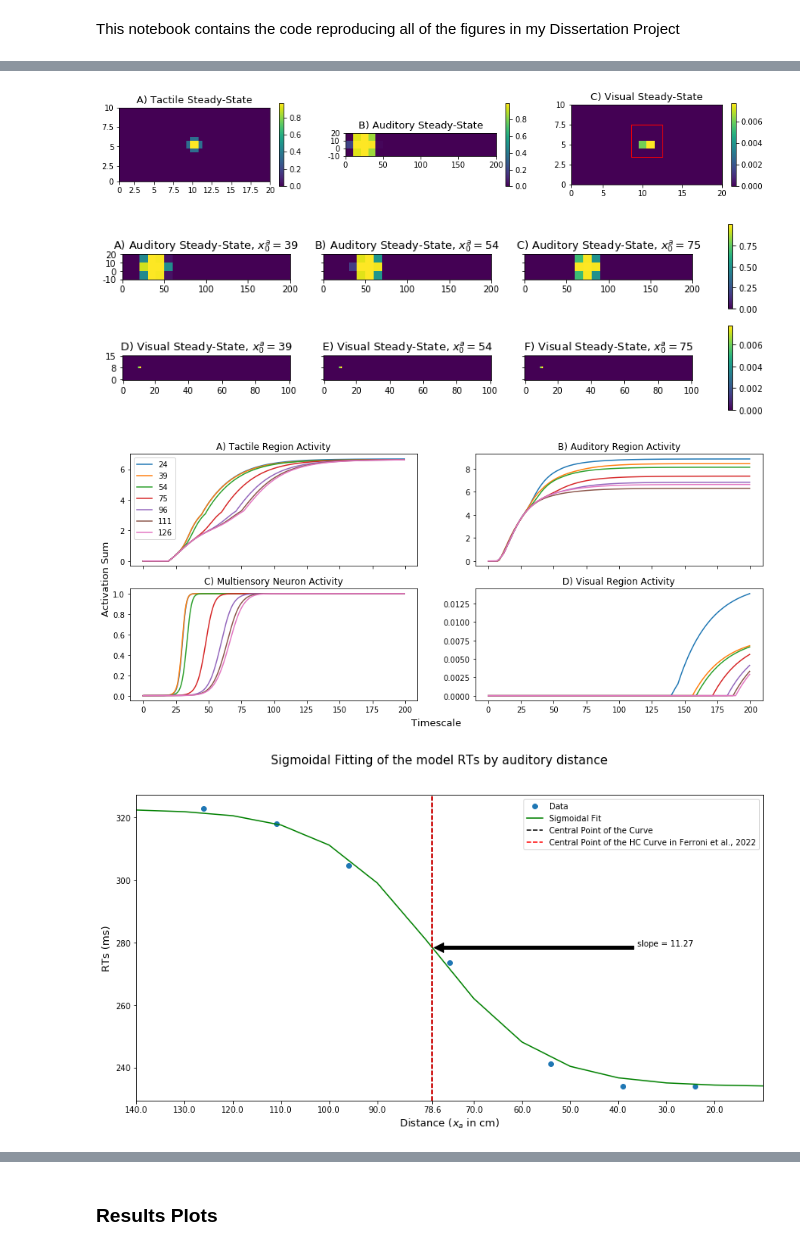
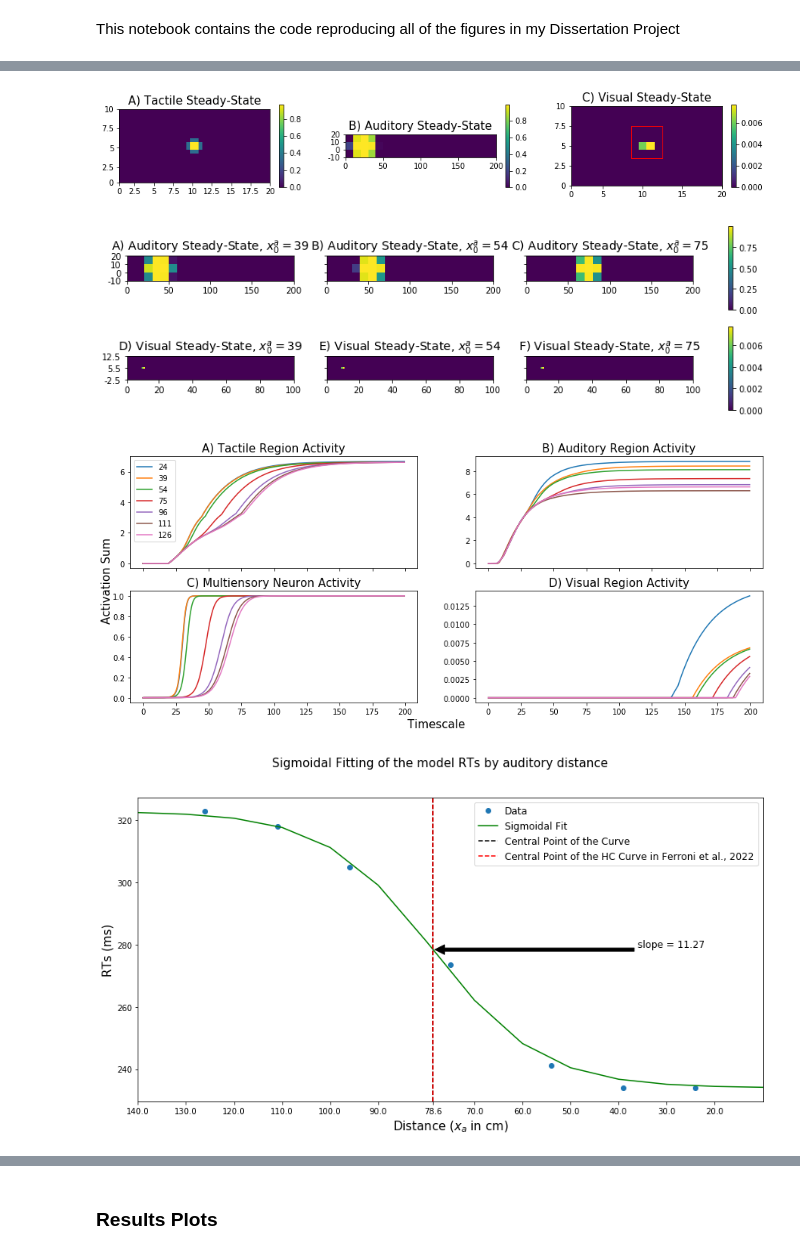
Before and after one commit to VladGrigoras/Dissertation, a Jupyter notebook: Plots.ipynb, the cells around one changed output, grey strips where cells are left out. Drawn from its saved outputs; the diff is of its cells as text; code cells hidden in the pictures.

```diff
--- a/Plots.ipynb
+++ b/Plots.ipynb
@@ -193,8 +195,7 @@ plt.show()
 a_distances = [24, 39, 54, 75, 96, 111, 126]
 zt, za, zm, zv, rt = experiment(0.4, 200, a_distances, 5, Lt, La, Lv, Wt, Wa, Wv, Bt, Ba, Bv, Wat, Wvt, Wav, 0, 0)
 # %%
-#Figure 2.8 HC Steady State
-import matplotlib.patches as patches
+#Figure 2.10 HC Steady State
 fig, ax = plt.subplots(1, 3, figsize = (15, 4))
 
 hm = ax[0].imshow(zt[:,:,0,-1].T)
@@ -204,7 +205,7 @@ ax[0].set_xticks([0, 4, 9, 14, 19, 24, 29, 34, 39])
 ax[0].set_xticklabels(['0','2.5','5', '7.5', '10', '12.5', '15', '17.5', '20'])
 ax[0].set_yticks([0, 4, 9, 14, 19])
 ax[0].set_yticklabels(['0','2.5','5', '7.5', '10'])
-ax[0].set_title('A) Tactile Steady-State', fontsize = 13)
+ax[0].set_title('A) Tactile Steady-State', fontsize = 15)
 fig.colorbar(hm, ax = ax[0], shrink = 0.5)
 
 hm2 = ax[1].imshow(za[:,:,0,-1].T)
@@ -214,7 +215,7 @@ ax[1].set_xticks([-0.5, 4.5, 9.5, 14.5, 19.5])
 ax[1].set_xticklabels(['0','50','100', '150', '200'])
 ax[1].set_yticks([-0.5, 0.5, 1.5, 2.5])
 ax[1].set_yticklabels(['-10','0','10','20'])
-ax[1].set_title('B) Auditory Steady-State', fontsize = 13)
+ax[1].set_title('B) Auditory Steady-State', fontsize = 15)
 fig.colorbar(hm2, ax = ax[1], shrink = 0.5)
 
 hm3 = ax[2].imshow(zv[0:20, 2:13, 0 ,-1].T)
@@ -228,14 +229,14 @@ ax[2].set_yticklabels(['0','2.5','5','7.5','10'])
 rect = patches.Rectangle((7.5, 3.5), 4, 4, linewidth=1, edgecolor='r', facecolor='none')
 ax[2].add_patch(rect)
 
-ax[2].set_title('C) Visual Steady-State', fontsize = 13)
+ax[2].set_title('C) Visual Steady-State', fontsize = 15)
 fig.colorbar(hm3, ax = ax[2], shrink = 0.5)
 
 plt.show()
 # %% [output]
-[figure, old version]
+[figure, new version]
 # %%
-#Figure 2.9 Steady State Exploration
+#Figure 2.11 Steady State Exploration
 fig, ax = plt.subplots(2, 3, figsize = (15, 4), sharey= "row")
 
 x = [39, 54, 75]
@@ -248,24 +249,25 @@ for i in range(len(x)):
     ax[0,i].set_xticklabels(['0','50','100', '150', '200'])
     ax[0,i].set_yticks([-0.5, 0.5, 1.5, 2.5])
     ax[0,i].set_yticklabels(['-10','0','10','20'])
-    ax[0,i].set_title(r'{}) Auditory Steady-State, $x_0^a = {}$'.format(["A", "B", "C"][i], x[i]), fontsize = 13)
+    ax[0,i].set_title(r'{}) Auditory Steady-State, $x_0^a = {}$'.format(["A", "B", "C"][i], x[i]), fontsize = 14)
 
 for i in range(len(x)):
     hm3 = ax[1,i].imshow(zv[:, :, 0 ,-1].T)
-    ax[1,i].set_ylim(-0.5, 14.5)
-    ax[1,i].set_xlim(-0.5, 99.5)
+    ax[1,i].set_ylim(0, 14)
+    ax[1,i].set_xlim(0, 99)
     ax[1,i].set_xticks([0, 19, 39, 59, 79, 99])
     ax[1,i].set_xticklabels(['0','20','40', '60', '80', '100'])
     ax[1,i].set_yticks([0, 7, 14])
-    ax[1,i].set_yticklabels(['0','8', '15'])
-    ax[1,i].set_title(r'{}) Visual Steady-State, $x_0^a = {}$'.format(["D", "E", "F"][i],x[i]), fontsize = 13)
+    ax[1,i].set_yticklabels(['-2.5','5.5', '12.5'])
+    ax[1,i].set_title(r'{}) Visual Steady-State, $x_0^a = {}$'.format(["D", "E", "F"][i],x[i]), fontsize = 14)
 
 fig.colorbar(hm2, ax = ax[0,:])
+#fig.text(0.09, 0.5, 'Activation Sum', va='center', rotation='vertical', fontsize = 13)
 fig.colorbar(hm3, ax = ax[1,:])
 
 plt.show()
 # %% [output]
-[figure, old version]
+[figure, new version]
 # %%
 tact = np.zeros((len(a_distances), len(zm[0, :])))
 vis = np.zeros((len(a_distances), len(zm[0, :])))
@@ -277,7 +279,7 @@ for j in range(len(a_distances)):
         aud[j, i] = np.sum(za[:,:,j, i])
         vis[j, i] = np.sum(zv[:,:,j, i])
 # %%
-#Figure 2.10 Network Evolution
+#Figure 2.12 Network Evolution
 x = 500
 
 tact = np.zeros((7, x))
@@ -291,10 +293,9 @@ for j in range(7):
         aud[j, i] = np.sum(za[:,:,j, i])
         vis[j, i] = np.sum(zv[:,:,j, i])
 
-#2.10 network evolution
 fig, ax = plt.subplots(2, 2, figsize = (15, 6), sharex="col")
 
-time = np.arange(0, 400 + 0.4, 0.4)
+time = np.arange(0, 200 + 0.4, 0.4)
 
 for i in range(len(a_distances)):
     ax[0,0].plot(time[:x], tact[i, :x], label = a_distances[i])
@@ -303,50 +304,50 @@ for i in range(len(a_distances)):
     ax[1,0].plot(time[:x], zm[i, :x], label = a_distances[i])
     ax[1,1].plot(time[:x], vis[i, :x], label = a_distances[i])
 
-fig.text(0.5, 0.05, 'Timescale', ha='center', fontsize = 13)
-fig.text(0.09, 0.5, 'Activation Sum', va='center', rotation='vertical', fontsize = 13)
+fig.text(0.5, 0.05, 'Timescale', ha='center', fontsize = 15)
+fig.text(0.09, 0.5, 'Activation Sum', va='center', rotation='vertical', fontsize = 15)
 
-ax[0,0].set_title("A) Tactile Region Activity")
-ax[0,1].set_title("B) Auditory Region Activity")
-ax[1,0].set_title("C) Multiensory Neuron Activity")
-ax[1,1].set_title("D) Visual Region Activity")
+ax[0,0].set_title("A) Tactile Region Activity", fontsize = 15)
+ax[0,1].set_title("B) Auditory Region Activity", fontsize = 15)
+ax[1,0].set_title("C) Multiensory Neuron Activity", fontsize = 15)
+ax[1,1].set_title("D) Visual Region Activity", fontsize = 15)
 
 
 plt.show()
 # %% [output]
-[figure, old version]
+[figure, new version]
 # %%
-#Figure 2.11 Sigmoidal Fitting
+#Figure 2.13 Sigmoidal Fitting
 
 ymin = np.min(rt)
 ymax = np.max(rt)
 
 cp, slope = fitting(a_distances, rt)
 
 x = np.arange(10, 150, 10)
 y = RTsig(x, cp, slope)
 plt.figure(figsize = (14,7))
 
 plt.plot(a_distances, rt, 'o', label='Data')
 plt.plot(x,y, label='Sigmoidal Fit', color = "g")
 plt.axvline(x = cp, color = 'black', label = 'Central Point of the Curve', linestyle = "dashed")
 plt.axvline(x = fprHCCP, color = 'red', label = 'Central Point of the HC Curve in Ferroni et al., 2022', linestyle = "dashed")
 
 plt.xlim(max(x), min(x))
 plt.xticks([20,30,40,50,60,70,cp, 90, 100,110,120,130,140])
 
 plt.suptitle("Sigmoidal Fitting of the model RTs by auditory distance", fontsize = 15)
-plt.legend(loc='best')
-plt.xlabel("Distance ($x_a$ in cm)", fontsize = 13)
-plt.ylabel("RTs (ms)", fontsize = 13)
+plt.legend(loc='best', fontsize = 12)
+plt.xlabel("Distance ($x_a$ in cm)", fontsize = 15)
+plt.ylabel("RTs (ms)", fontsize = 15)
 
 plt.annotate('slope = {}'.format(round(slope, 3)),
             xy=(cp, (ymax+ymin)/2), xycoords='data',
             xytext=(0.8, 0.5), textcoords='axes fraction',
             arrowprops=dict(facecolor='black', shrink=0.01),
-            horizontalalignment='left', verticalalignment='bottom')
+            horizontalalignment='left', verticalalignment='bottom', fontsize = 12)
 
 plt.show()
 # %% [output]
-[figure, old version]
+[figure, new version]
 # %%
```
Also changed, not shown: parts of 11 cells of this notebook, 3 other files.
